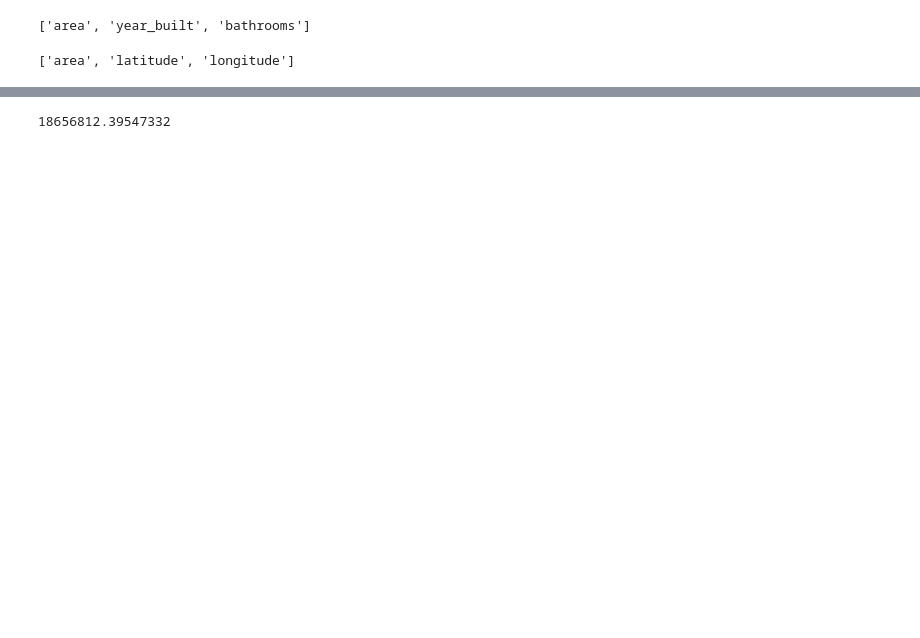
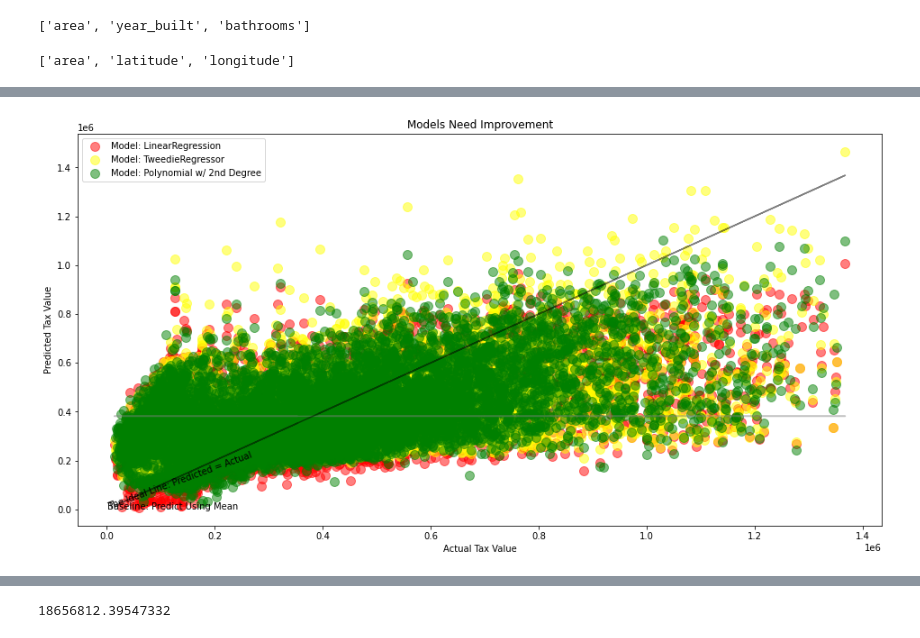
Before and after one commit to kanieladenis/zillow_regression_project, a Jupyter notebook: zillow_regression_project_report.ipynb, the cells around one changed output, grey strips where cells are left out. Cells and saved outputs as stored; diff of their text form; code cells hidden in the pictures; blank space fills up the shorter version.

```diff
--- a/zillow_regression_project_report.ipynb
+++ b/zillow_regression_project_report.ipynb
@@ -228,0 +207,4 @@ metric_df
+# %%
+viz.viz_1(y_validate)
+# %% [output]
+[figure, added]
```
Also changed, not shown: parts of 41 cells of this notebook, 4 other files.
